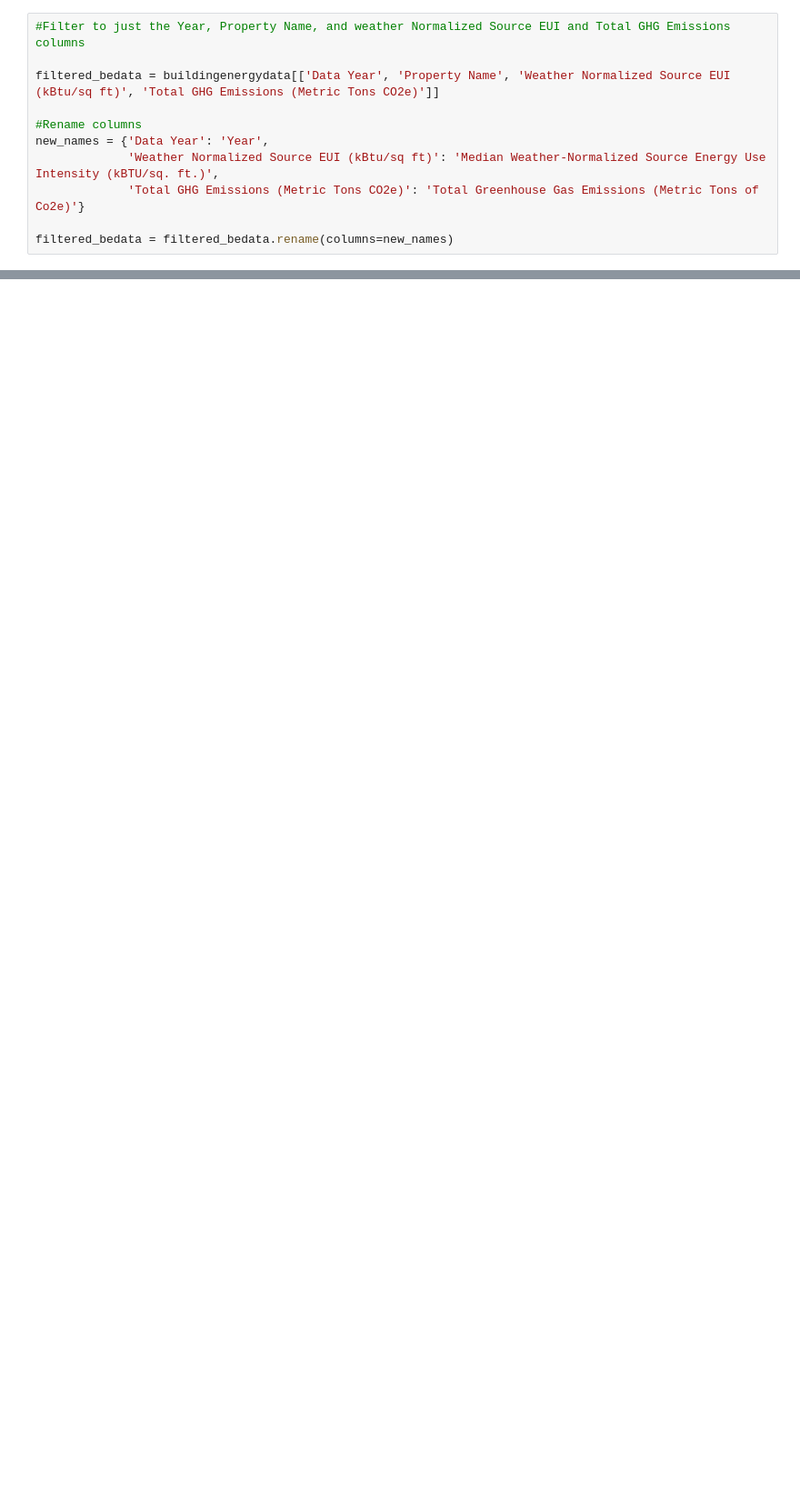
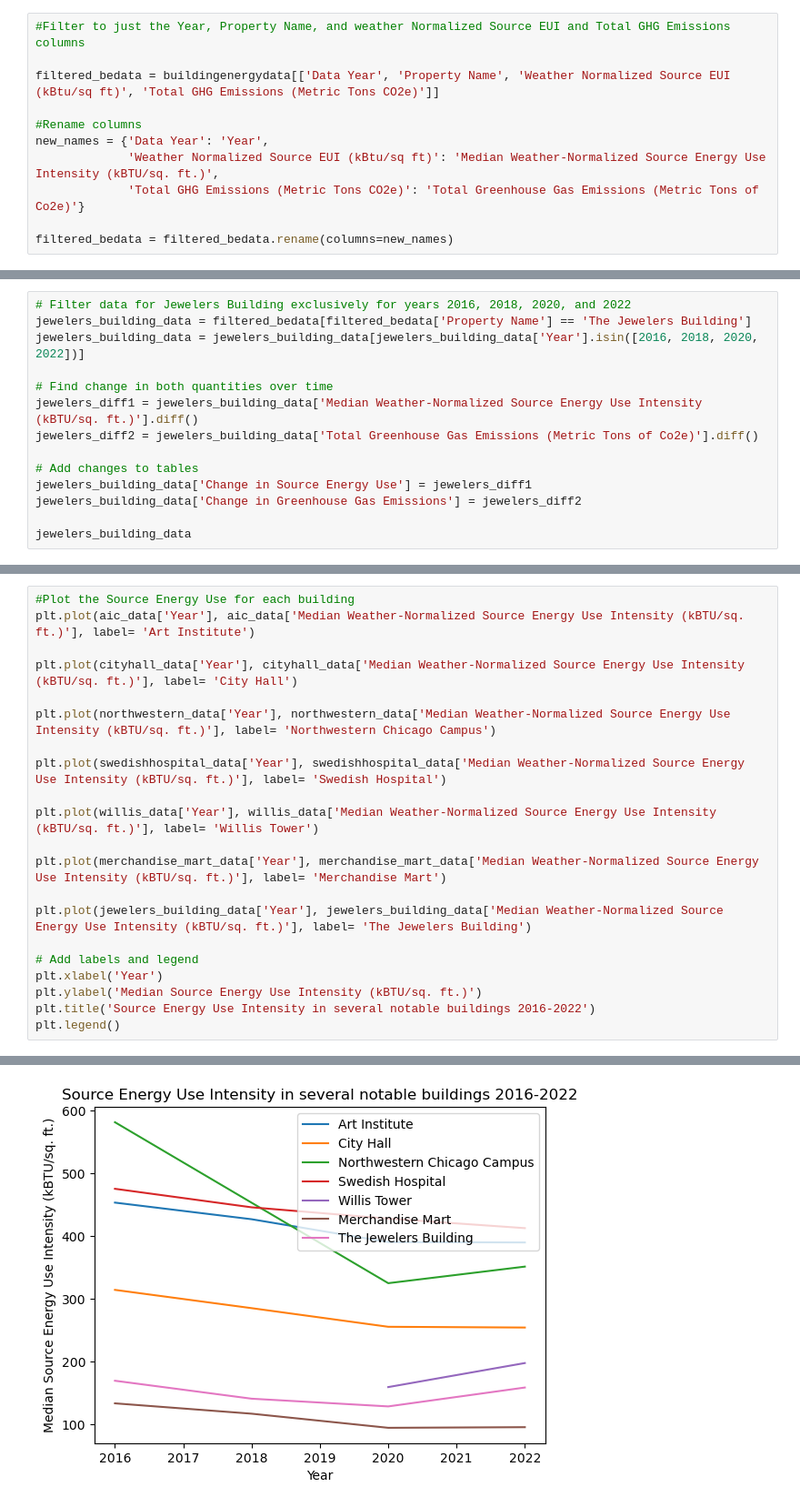
Before and after one commit to BlufferMK/Nexus-Navigators, a Jupyter notebook: six-year single building data tables/six-year notable single building charts.ipynb, the cells around one changed output, grey strips where cells are left out. Shown: that part at 91% size. Cells and saved outputs as stored; diff of their text form; blank space fills up the shorter version.

```diff
--- a/six-year single building data tables/six-year notable single building charts.ipynb
+++ b/six-year single building data tables/six-year notable single building charts.ipynb
@@ -106,0 +148,14 @@ swedishhospital_data
+# %%
+# Filter data for Jewelers Building exclusively for years 2016, 2018, 2020, and 2022
+jewelers_building_data = filtered_bedata[filtered_bedata['Property Name'] == 'The Jewelers Building']
+jewelers_building_data = jewelers_building_data[jewelers_building_data['Year'].isin([2016, 2018, 2020, 2022])]
+
+# Find change in both quantities over time
+jewelers_diff1 = jewelers_building_data['Median Weather-Normalized Source Energy Use Intensity (kBTU/sq. ft.)'].diff()
+jewelers_diff2 = jewelers_building_data['Total Greenhouse Gas Emissions (Metric Tons of Co2e)'].diff()
+
+# Add changes to tables
+jewelers_building_data['Change in Source Energy Use'] = jewelers_diff1
+jewelers_building_data['Change in Greenhouse Gas Emissions'] = jewelers_diff2
+
+jewelers_building_data
@@ -106,0 +168,22 @@ swedishhospital_data
+# %%
+#Plot the Source Energy Use for each building
+plt.plot(aic_data['Year'], aic_data['Median Weather-Normalized Source Energy Use Intensity (kBTU/sq. ft.)'], label= 'Art Institute')
+
+plt.plot(cityhall_data['Year'], cityhall_data['Median Weather-Normalized Source Energy Use Intensity (kBTU/sq. ft.)'], label= 'City Hall')
+
+plt.plot(northwestern_data['Year'], northwestern_data['Median Weather-Normalized Source Energy Use Intensity (kBTU/sq. ft.)'], label= 'Northwestern Chicago Campus')
+
+plt.plot(swedishhospital_data['Year'], swedishhospital_data['Median Weather-Normalized Source Energy Use Intensity (kBTU/sq. ft.)'], label= 'Swedish Hospital')
+
+plt.plot(willis_data['Year'], willis_data['Median Weather-Normalized Source Energy Use Intensity (kBTU/sq. ft.)'], label= 'Willis Tower')
+
+plt.plot(merchandise_mart_data['Year'], merchandise_mart_data['Median Weather-Normalized Source Energy Use Intensity (kBTU/sq. ft.)'], label= 'Merchandise Mart')
+
+plt.plot(jewelers_building_data['Year'], jewelers_building_data['Median Weather-Normalized Source Energy Use Intensity (kBTU/sq. ft.)'], label= 'The Jewelers Building')
+
+# Add labels and legend
+plt.xlabel('Year')
+plt.ylabel('Median Source Energy Use Intensity (kBTU/sq. ft.)')
+plt.title('Source Energy Use Intensity in several notable buildings 2016-2022')
+plt.legend()
+# %% [output]
@@ -106,0 +191 @@ swedishhospital_data
+[figure, added]
```
Also changed, not shown: parts of 6 cells of this notebook, 1 other file.
